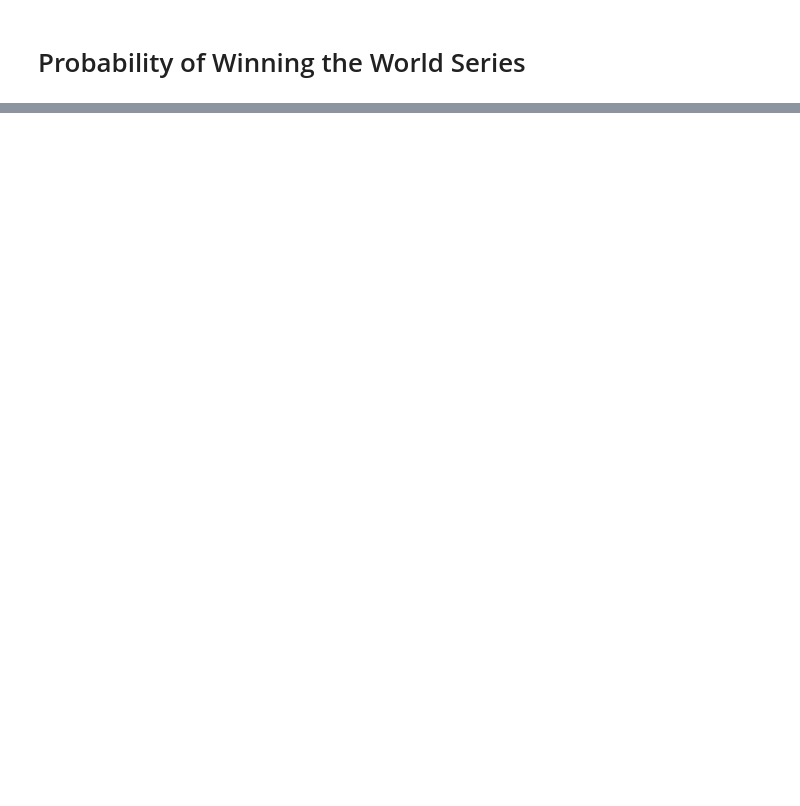
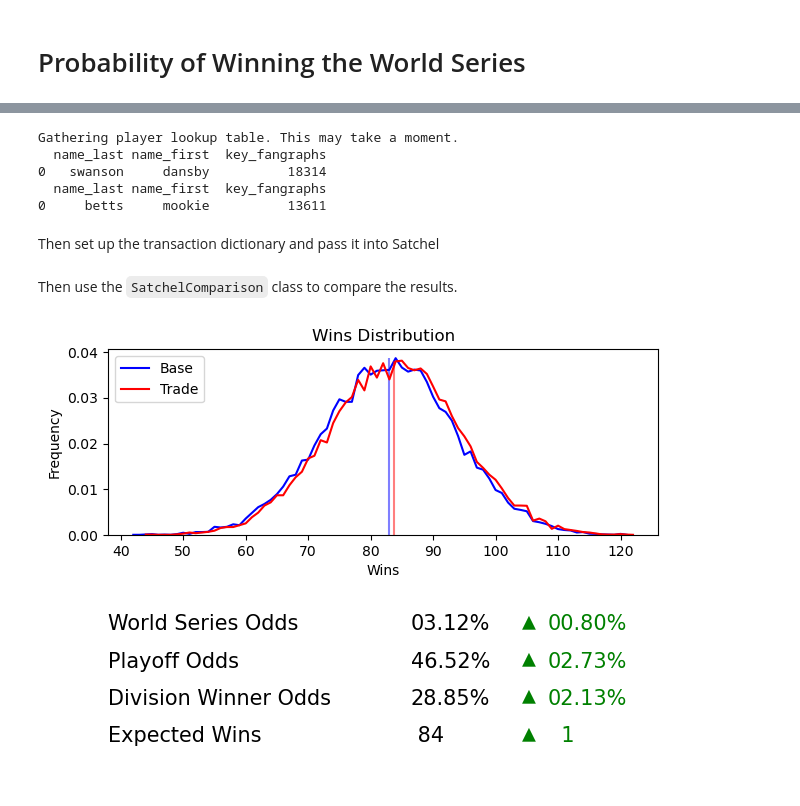
Before and after one commit to andersonfrailey/satchel, a Jupyter notebook: satchelexample.ipynb, the cells around one changed output, grey strips where cells are left out. Drawn from its saved outputs; the diff is of its cells as text; code cells hidden in the pictures; blank space fills up the shorter version.

```diff
--- a/satchelexample.ipynb
+++ b/satchelexample.ipynb
@@ -283,0 +291,24 @@ results.season_summary[['Team', 'Win WS (%)']].sort_values('Win WS (%)', ascendi
+# %%
+print(utils.player_id_lookup('swanson', 'dansby'))
+print(utils.player_id_lookup('betts', 'mookie'))
+# %% [output]
+Gathering player lookup table. This may take a moment.
+  name_last name_first  key_fangraphs
+0   swanson     dansby          18314
+  name_last name_first  key_fangraphs
+0     betts     mookie          13611
+# %% [markdown]
+Then set up the transaction dictionary and pass it into Satchel
+# %%
+transaction = {'18314': {'team': 'LAD', 'date': '2024-07-30'},
+               '13611': {'team': 'CHC', 'date': '2024-07-30'},}
+model2 = Satchel(seed = 759, use_current_results=False, transactions=transaction)
+results2 = model2.simulate()
+# %% [markdown]
+Then use the `SatchelComparison` class to compare the results.
+# %%
+comp = SatchelComparison(results, results2)
+# %%
+comp.win_dist_chart(team='CHC', sim1_label='Base', sim2_label='Trade');
+# %% [output]
+[figure, added]
```
Also changed, not shown: parts of 23 cells of this notebook.
